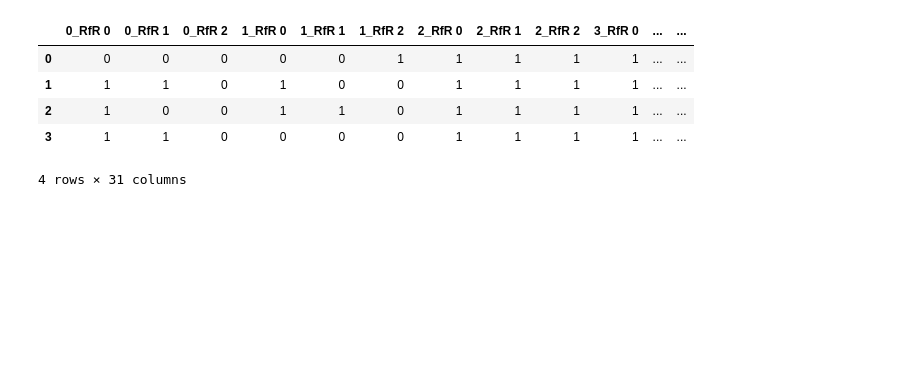
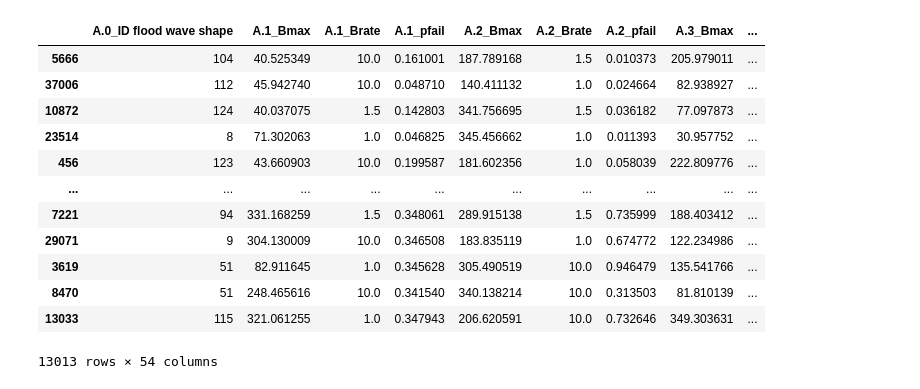
Before and after one commit to pherfkens/PROJECT_MBDM_GROUP1, a Jupyter notebook: final assignment/vulnerability_testing.ipynb, the cells around one changed output. Drawn from its saved outputs; the diff is of its cells as text; code cells hidden in the pictures; blank space fills up the shorter version.

```diff
--- a/final assignment/vulnerability_testing.ipynb
+++ b/final assignment/vulnerability_testing.ipynb
@@ -8,13 +15,29 @@ import seaborn as sns
 from ema_workbench import load_results
 from ema_workbench.analysis import prim
 from custom_problem_formulation_no_RfR import get_model_for_problem_formulation
+# %%
+combined_df = pd.read_csv("results/PRIM_scenarios.csv", index_col=0)
+combined_df
+# %% [output]
+|  | A.0_ID flood wave shape | A.1_Bmax | A.1_Brate | A.1_pfail | A.2_Bmax | A.2_Brate | A.2_pfail | A.3_Bmax | ... |
+| 5666 | 104 | 40.525349 | 10.0 | 0.161001 | 187.789168 | 1.5 | 0.010373 | 205.979011 | ... |
+| 37006 | 112 | 45.942740 | 10.0 | 0.048710 | 140.411132 | 1.0 | 0.024664 | 82.938927 | ... |
+| 10872 | 124 | 40.037075 | 1.5 | 0.142803 | 341.756695 | 1.5 | 0.036182 | 77.097873 | ... |
+| 23514 | 8 | 71.302063 | 1.0 | 0.046825 | 345.456662 | 1.0 | 0.011393 | 30.957752 | ... |
+| 456 | 123 | 43.660903 | 10.0 | 0.199587 | 181.602356 | 1.0 | 0.058039 | 222.809776 | ... |
+| ... | ... | ... | ... | ... | ... | ... | ... | ... | ... |
+| 7221 | 94 | 331.168259 | 1.5 | 0.348061 | 289.915138 | 1.5 | 0.735999 | 188.403412 | ... |
+| 29071 | 9 | 304.130009 | 10.0 | 0.346508 | 183.835119 | 1.0 | 0.674772 | 122.234986 | ... |
+| 3619 | 51 | 82.911645 | 1.0 | 0.345628 | 305.490519 | 10.0 | 0.946479 | 135.541766 | ... |
+| 8470 | 51 | 248.465616 | 10.0 | 0.341540 | 340.138214 | 10.0 | 0.313503 | 81.810139 | ... |
+| 13033 | 115 | 321.061255 | 1.0 | 0.347943 | 206.620591 | 10.0 | 0.732646 | 349.303631 | ... |
+13013 rows × 54 columns
 # %%
 # First we test the final policy set, against each scenario, which remained after the PRIM analysis.
 
 model, steps = get_model_for_problem_formulation()
 
 final_policies = pd.read_csv('results/levers_final_policies.csv')
-# final_policies = final_policies.rename(columns={'Unnamed: 0': 'policy'})
 final_policies = final_policies[[l.name for l in model.levers]]
 
 policies = []
@@ -23,18 +46,11 @@ for idx, row in final_policies.iterrows():
     policy_name = idx
     policies.append(Policy(policy_name, **policy_dict))
 
-combined_df = pd.read_csv('results/combined_df.csv')    # NOG genereren
-scenarios_df = combined_d[[u.name for u in model.uncertainties]]
+# combined_df = pd.read_csv('results/combined_df.csv')    # NOG genereren
+scenarios_df = combined_df[[u.name for u in model.uncertainties]]
 
 scenarios = []
 for idx, row in scenarios_df.iterrows():
     scenario_dict = row.to_dict()
     scenario_name = idx
     scenarios.append(Scenario(scenario_name, **scenario_dict))
-# %% [output]
-|  | 0_RfR 0 | 0_RfR 1 | 0_RfR 2 | 1_RfR 0 | 1_RfR 1 | 1_RfR 2 | 2_RfR 0 | 2_RfR 1 | 2_RfR 2 | 3_RfR 0 | ... | ... |
-| 0 | 0 | 0 | 0 | 0 | 0 | 1 | 1 | 1 | 1 | 1 | ... | ... |
-| 1 | 1 | 1 | 0 | 1 | 0 | 0 | 1 | 1 | 1 | 1 | ... | ... |
-| 2 | 1 | 0 | 0 | 1 | 1 | 0 | 1 | 1 | 1 | 1 | ... | ... |
-| 3 | 1 | 1 | 0 | 0 | 0 | 0 | 1 | 1 | 1 | 1 | ... | ... |
-4 rows × 31 columns
```
Also changed, not shown: parts of 3 cells of this notebook, 5 other files.
